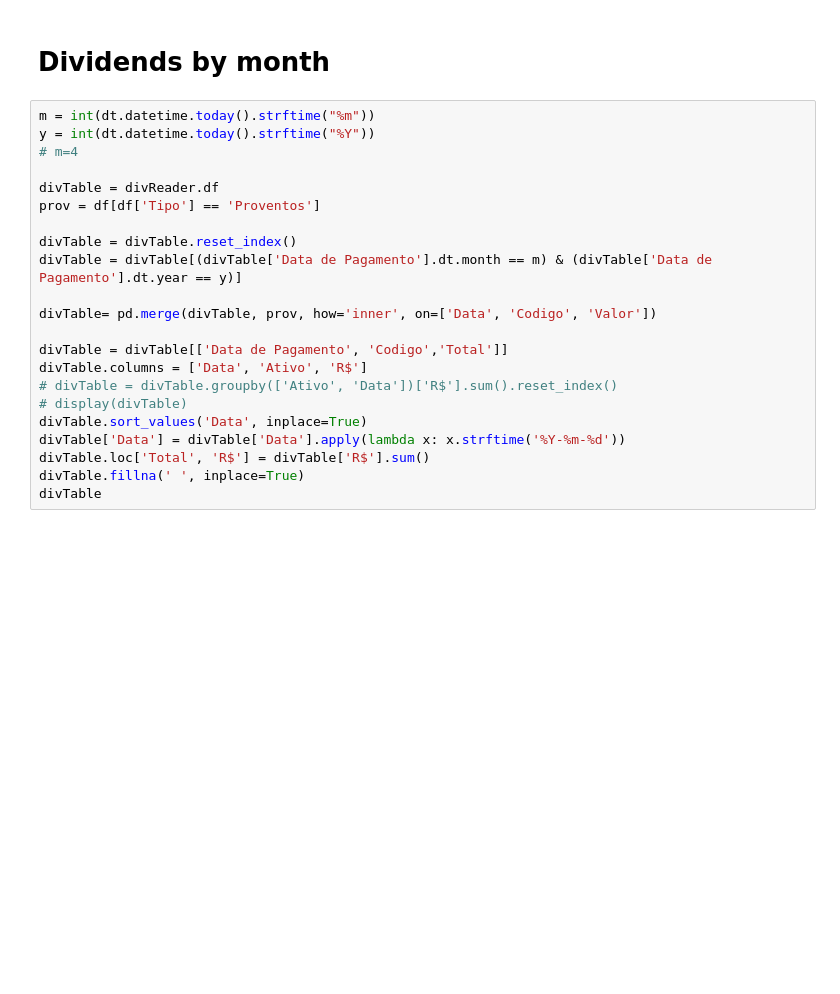
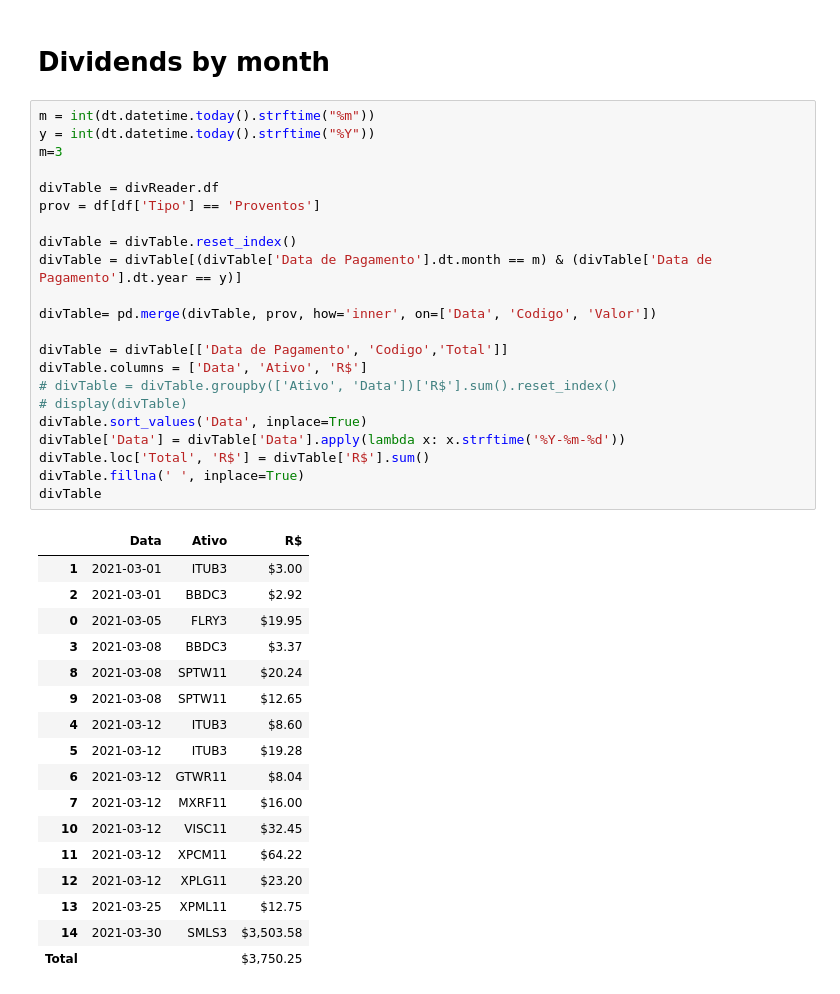
Before and after one commit to engdoreis/Finances, a Jupyter notebook: Finances.ipynb, the cells around one changed output. Saved outputs shown, nothing was run; the diff lists cells and outputs as text; blank space fills up the shorter version.

```diff
--- a/Finances.ipynb
+++ b/Finances.ipynb
@@ -316,24 +425,42 @@ PerformanceViewer(histProfDF, data).show()
 # %%
 m = int(dt.datetime.today().strftime("%m"))
 y = int(dt.datetime.today().strftime("%Y"))
-# m=4
+m=3
 
 divTable = divReader.df
 prov = df[df['Tipo'] == 'Proventos']
 
 divTable = divTable.reset_index()
 divTable = divTable[(divTable['Data de Pagamento'].dt.month == m) & (divTable['Data de Pagamento'].dt.year == y)]
 
 divTable= pd.merge(divTable, prov, how='inner', on=['Data', 'Codigo', 'Valor'])
 
 divTable = divTable[['Data de Pagamento', 'Codigo','Total']]
 divTable.columns = ['Data', 'Ativo', 'R$']
 # divTable = divTable.groupby(['Ativo', 'Data'])['R$'].sum().reset_index()
 # display(divTable)
 divTable.sort_values('Data', inplace=True)
 divTable['Data'] = divTable['Data'].apply(lambda x: x.strftime('%Y-%m-%d'))
 divTable.loc['Total', 'R$'] = divTable['R$'].sum()
 divTable.fillna(' ', inplace=True)
 divTable
+# %% [output]
+|  | Data | Ativo | R$ |
+| 1 | 2021-03-01 | ITUB3 | $3.00 |
+| 2 | 2021-03-01 | BBDC3 | $2.92 |
+| 0 | 2021-03-05 | FLRY3 | $19.95 |
+| 3 | 2021-03-08 | BBDC3 | $3.37 |
+| 8 | 2021-03-08 | SPTW11 | $20.24 |
+| 9 | 2021-03-08 | SPTW11 | $12.65 |
+| 4 | 2021-03-12 | ITUB3 | $8.60 |
+| 5 | 2021-03-12 | ITUB3 | $19.28 |
+| 6 | 2021-03-12 | GTWR11 | $8.04 |
+| 7 | 2021-03-12 | MXRF11 | $16.00 |
+| 10 | 2021-03-12 | VISC11 | $32.45 |
+| 11 | 2021-03-12 | XPCM11 | $64.22 |
+| 12 | 2021-03-12 | XPLG11 | $23.20 |
+| 13 | 2021-03-25 | XPML11 | $12.75 |
+| 14 | 2021-03-30 | SMLS3 | $3,503.58 |
+| Total |  |  | $3,750.25 |
 # %%
 pvt = prov.pivot_table(index='Year', columns='Month', values='Total', margins=True, margins_name='Total', aggfunc='sum', fill_value=0)
```
Also changed, not shown: parts of 16 cells of this notebook, 1 other file.
